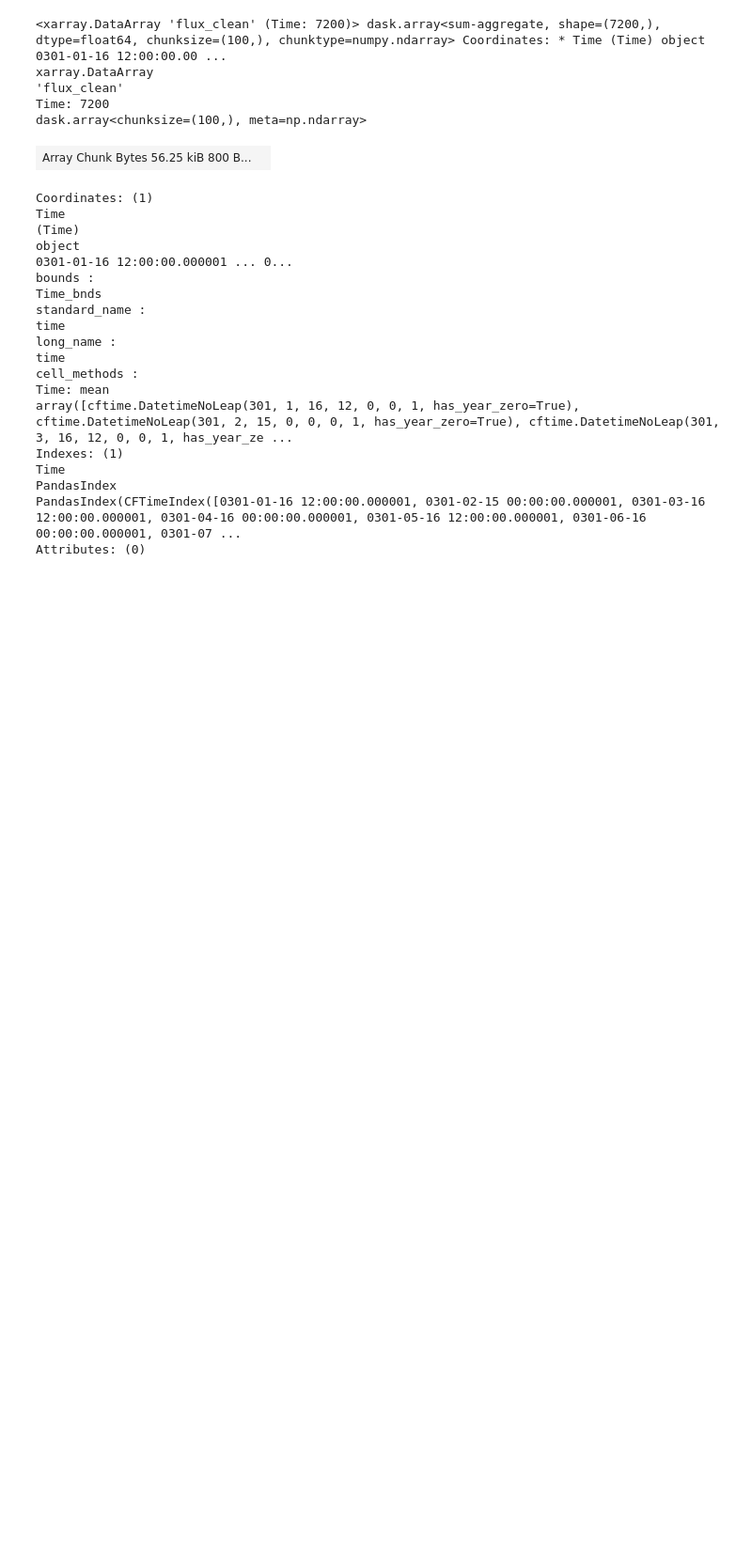
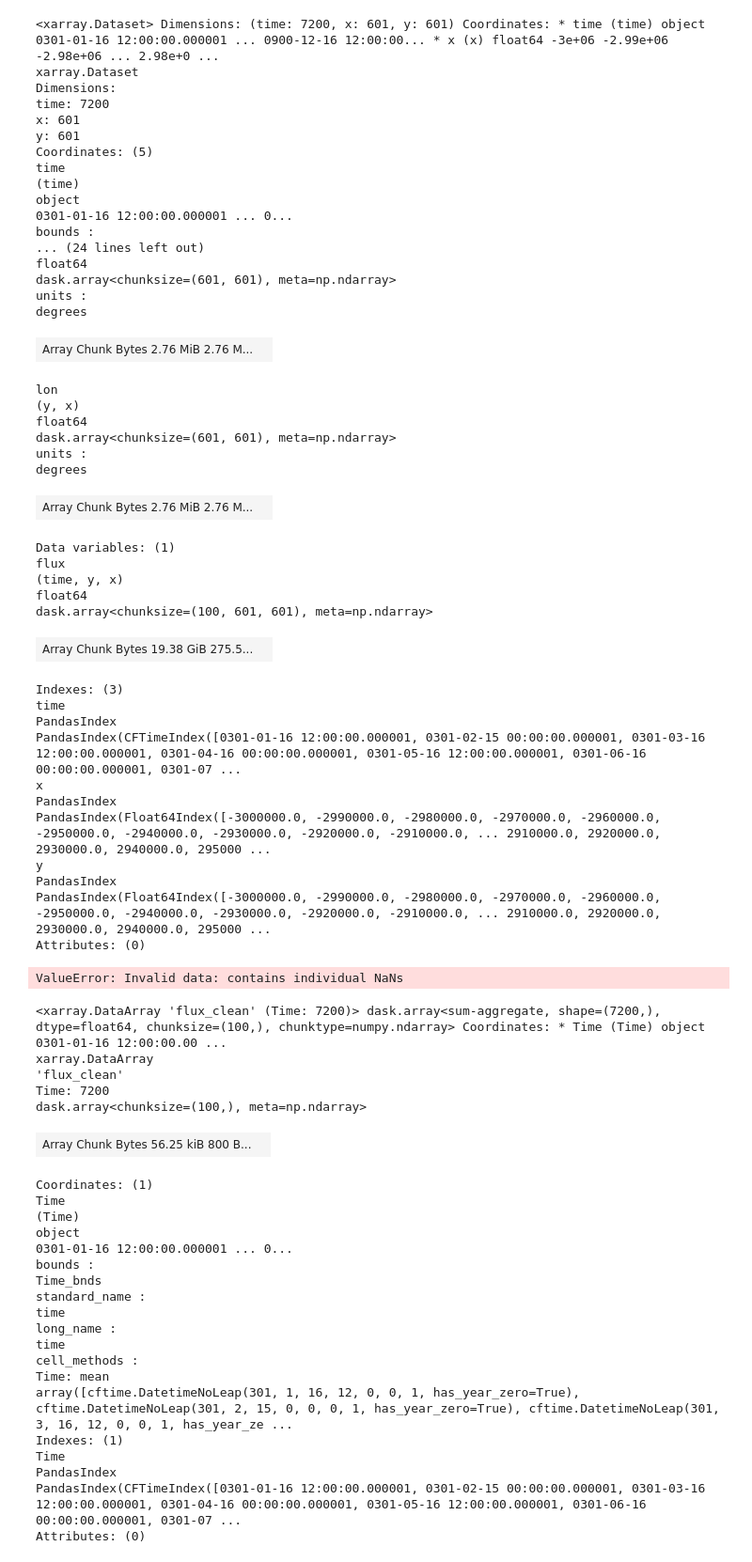
Before and after one commit to mshiv/aislens_emulation, a Jupyter notebook: notebooks/21-sm-bias-correction.ipynb, the cells around one changed output. Shown at 94% size. Saved outputs shown, nothing was run; the diff lists cells and outputs as text; code cells hidden in the pictures; blank space fills up the shorter version.

```diff
--- a/notebooks/21-sm-bias-correction.ipynb
+++ b/notebooks/21-sm-bias-correction.ipynb
@@ -78,7 +100,63 @@ flux_clean = xr.open_dataset(inDirName+
                              "SORRMv2.1.ISMF/600y/flux_clean_600y.nc",
                             chunks={"Time":100})
 # %%
-flux_clean = flux_clean.rename({"__xarray_dataarray_variable__":"flux_clean"})
+flux_clean = flux_clean.rename({"__xarray_dataarray_variable__":"flux"})
+flux_clean = flux_clean.rename({'Time': 'time'})
+# %%
+flux_clean
+# %% [output]
+<xarray.Dataset> Dimensions: (time: 7200, x: 601, y: 601) Coordinates: * time (time) object 0301-01-16 12:00:00.000001 ... 0900-12-16 12:00:00... * x (x) float64 -3e+06 -2.99e+06 -2.98e+06 ... 2.98e+0 ...
+xarray.Dataset
+Dimensions:
+time: 7200
+x: 601
+y: 601
+Coordinates: (5)
+time
+(time)
+object
+0301-01-16 12:00:00.000001 ... 0...
+bounds :
+... (24 lines left out)
+float64
+dask.array<chunksize=(601, 601), meta=np.ndarray>
+units :
+degrees
+| Array Chunk Bytes 2.76 MiB 2.76 M... |  |
+lon
+(y, x)
+float64
+dask.array<chunksize=(601, 601), meta=np.ndarray>
+units :
+degrees
+| Array Chunk Bytes 2.76 MiB 2.76 M... |  |
+Data variables: (1)
+flux
+(time, y, x)
+float64
+dask.array<chunksize=(100, 601, 601), meta=np.ndarray>
+| Array Chunk Bytes 19.38 GiB 275.5... |  |
+Indexes: (3)
+time
+PandasIndex
+PandasIndex(CFTimeIndex([0301-01-16 12:00:00.000001, 0301-02-15 00:00:00.000001, 0301-03-16 12:00:00.000001, 0301-04-16 00:00:00.000001, 0301-05-16 12:00:00.000001, 0301-06-16 00:00:00.000001, 0301-07 ...
+x
+PandasIndex
+PandasIndex(Float64Index([-3000000.0, -2990000.0, -2980000.0, -2970000.0, -2960000.0, -2950000.0, -2940000.0, -2930000.0, -2920000.0, -2910000.0, ... 2910000.0, 2920000.0, 2930000.0, 2940000.0, 295000 ...
+y
+PandasIndex
+PandasIndex(Float64Index([-3000000.0, -2990000.0, -2980000.0, -2970000.0, -2960000.0, -2950000.0, -2940000.0, -2930000.0, -2920000.0, -2910000.0, ... 2910000.0, 2920000.0, 2930000.0, 2940000.0, 295000 ...
+Attributes: (0)
+# %%
+model = EOF(flux_clean.flux)
+model.solve()
+eofs = model.eofs()
+pcs = model.pcs()
+nmodes = model.n_modes
+varexpl = model.explained_variance_ratio()
+pcs_eig = model.pcs(1)
+# %% [output]
+ValueError: Invalid data: contains individual NaNs
 # %%
 flux_clean.flux_clean.sum(["x","y"])
 # %% [output]
```
Also changed, not shown: parts of 3 cells of this notebook, 4 other files.
